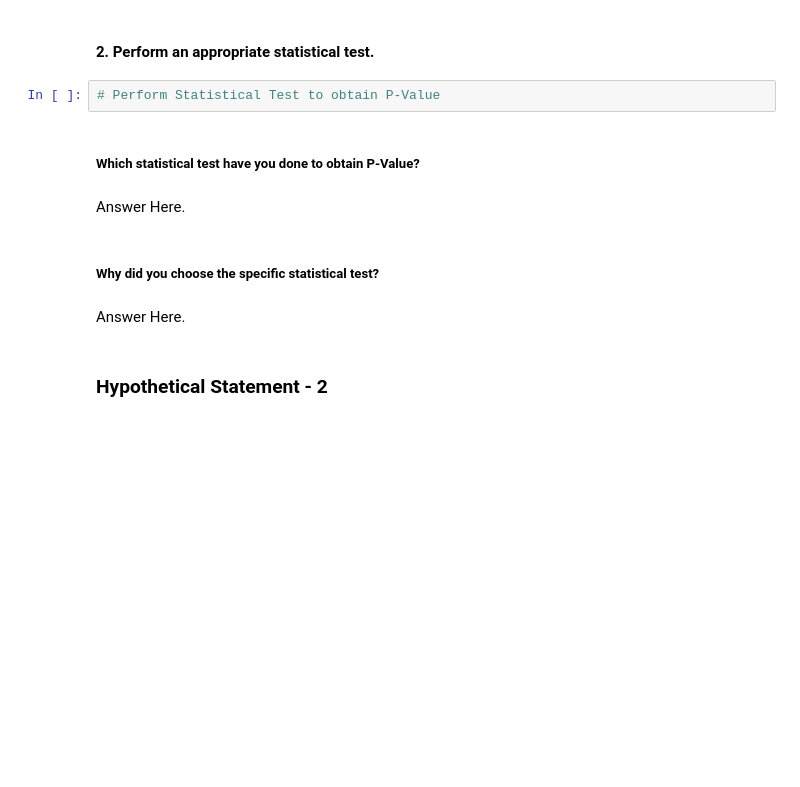
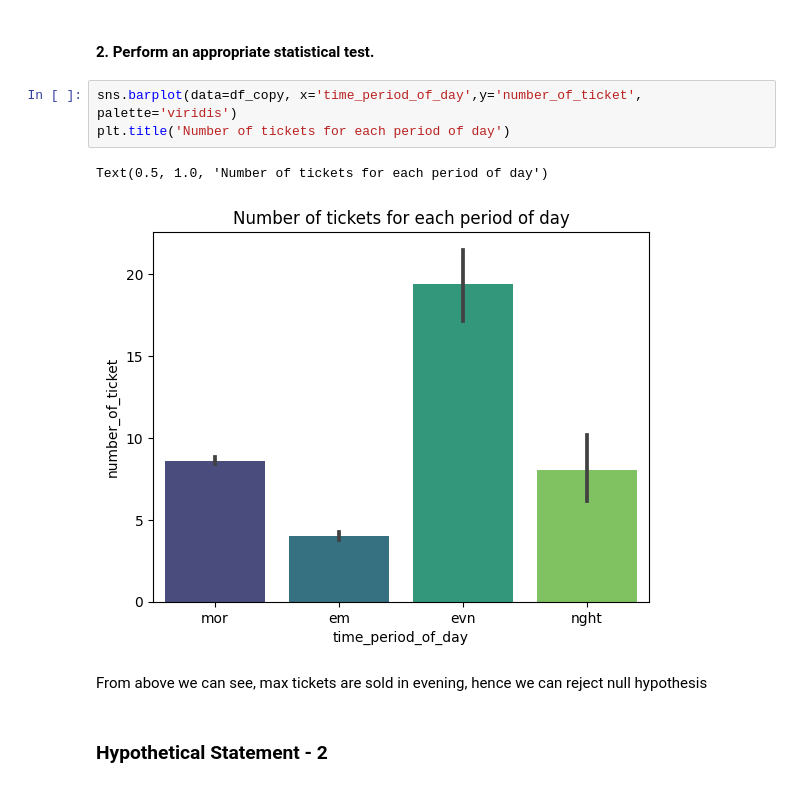
Before and after one commit to sidpatondikar/Capstone-Project-Regression, a Jupyter notebook: Transport_Demand_Regression_Project.ipynb, the cells around one changed output. Saved outputs shown, nothing was run; the diff lists cells and outputs as text; blank space fills up the shorter version.

```diff
--- a/Transport_Demand_Regression_Project.ipynb
+++ b/Transport_Demand_Regression_Project.ipynb
@@ -577,15 +532,13 @@ Answer Here.
 # %% [markdown]
 #### 2. Perform an appropriate statistical test.
-# %%
-# Perform Statistical Test to obtain P-Value
-# %% [markdown]
-##### Which statistical test have you done to obtain P-Value?
-# %% [markdown]
-Answer Here.
-# %% [markdown]
-##### Why did you choose the specific statistical test?
-# %% [markdown]
-Answer Here.
+# %%
+sns.barplot(data=df_copy, x='time_period_of_day',y='number_of_ticket', palette='viridis')
+plt.title('Number of tickets for each period of day')
+# %% [output]
+Text(0.5, 1.0, 'Number of tickets for each period of day')
+[figure, added]
+# %% [markdown]
+From above we can see, max tickets are sold in evening, hence we can reject null hypothesis
 # %% [markdown]
 ### Hypothetical Statement - 2
 # %% [markdown]
```
Also changed, not shown: parts of 109 cells of this notebook.
